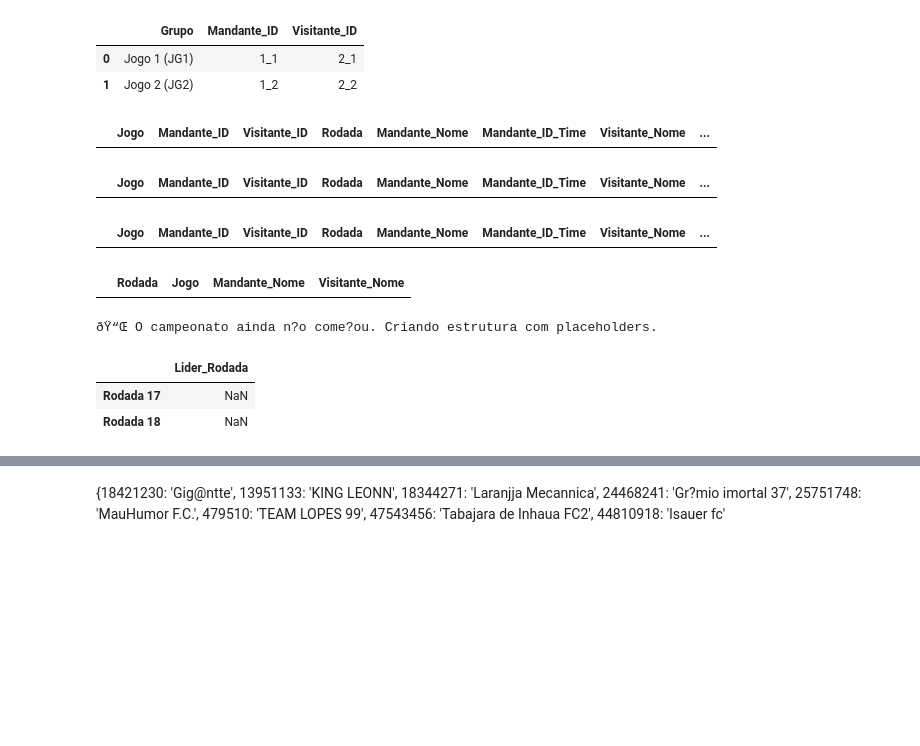
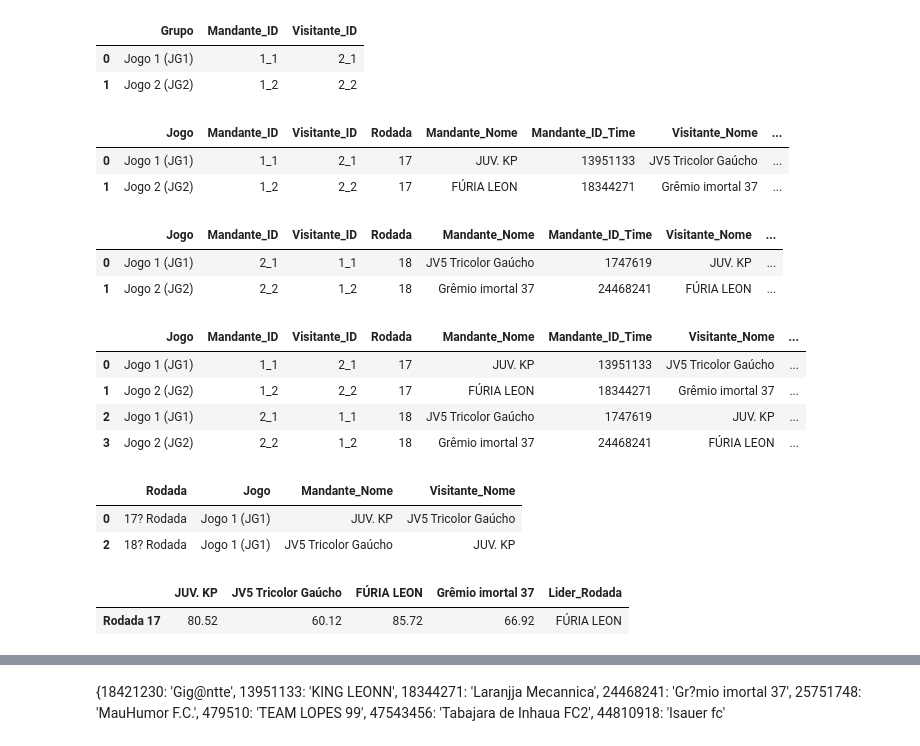
Before and after one commit to FernandoBC23/cartola_2026, a Jupyter notebook: sulamericana/datasets_sula/3_busca_dados_sula_semi.ipynb, the cells around one changed output, grey strips where cells are left out. Drawn from its saved outputs; the diff is of its cells as text; code cells hidden in the pictures; blank space fills up the shorter version.

```diff
--- a/sulamericana/datasets_sula/3_busca_dados_sula_semi.ipynb
+++ b/sulamericana/datasets_sula/3_busca_dados_sula_semi.ipynb
@@ -154,20 +168,24 @@ display(df_confrontos)
 # %%
 # Transformar em DataFrame
 df_confrontos = pd.DataFrame(confrontos_1a_rodada, columns=["Jogo", "Mandante_ID", "Visitante_ID"])
-df_confrontos["Rodada"] = 36
+df_confrontos["Rodada"] = 17
 df_rodada_15 = df_confrontos.merge(df_mandantes, on=["Jogo", "Mandante_ID"])
 df_rodada_15 = df_rodada_15.merge(df_visitantes, on=["Jogo", "Visitante_ID"])
 
 # Transformar em DataFrame
 df_confrontos_2 = pd.DataFrame(confrontos_2a_rodada, columns=["Jogo", "Mandante_ID", "Visitante_ID"])
-df_confrontos_2["Rodada"] = 37
+df_confrontos_2["Rodada"] = 18
 df_rodada_16 = df_confrontos_2.merge(df_mandantes, on=["Jogo", "Mandante_ID"])
 df_rodada_16 = df_rodada_16.merge(df_visitantes, on=["Jogo", "Visitante_ID"])
 
 display(df_rodada_15, df_rodada_16)
 # %% [output]
 |  | Jogo | Mandante_ID | Visitante_ID | Rodada | Mandante_Nome | Mandante_ID_Time | Visitante_Nome | ... |
+| 0 | Jogo 1 (JG1) | 1_1 | 2_1 | 17 | JUV. KP | 13951133 | JV5 Tricolor Gaúcho | ... |
+| 1 | Jogo 2 (JG2) | 1_2 | 2_2 | 17 | FÚRIA LEON | 18344271 | Grêmio imortal 37 | ... |
 |  | Jogo | Mandante_ID | Visitante_ID | Rodada | Mandante_Nome | Mandante_ID_Time | Visitante_Nome | ... |
+| 0 | Jogo 1 (JG1) | 2_1 | 1_1 | 18 | JV5 Tricolor Gaúcho | 1747619 | JUV. KP | ... |
+| 1 | Jogo 2 (JG2) | 2_2 | 1_2 | 18 | Grêmio imortal 37 | 24468241 | FÚRIA LEON | ... |
 # %%
 df_rodadas = pd.concat([
     df_rodada_15,
@@ -183,6 +201,10 @@ df_rodadas.to_excel("3_confrontos_semi_sula.xlsx", index=False)
 display(df_rodadas.head(8))
 # %% [output]
 |  | Jogo | Mandante_ID | Visitante_ID | Rodada | Mandante_Nome | Mandante_ID_Time | Visitante_Nome | ... |
+| 0 | Jogo 1 (JG1) | 1_1 | 2_1 | 17 | JUV. KP | 13951133 | JV5 Tricolor Gaúcho | ... |
+| 1 | Jogo 2 (JG2) | 1_2 | 2_2 | 17 | FÚRIA LEON | 18344271 | Grêmio imortal 37 | ... |
+| 2 | Jogo 1 (JG1) | 2_1 | 1_1 | 18 | JV5 Tricolor Gaúcho | 1747619 | JUV. KP | ... |
+| 3 | Jogo 2 (JG2) | 2_2 | 1_2 | 18 | Grêmio imortal 37 | 24468241 | FÚRIA LEON | ... |
 # %%
 # Criar lista de dicion?rios no formato desejado
 confrontos_js_quartas = []
@@ -231,6 +253,8 @@ jogo = 1
 display(exibir_confrontos(df_rodadas, jogo= f"Jogo {jogo} (JG{jogo})").head(8))
 # %% [output]
 |  | Rodada | Jogo | Mandante_Nome | Visitante_Nome |
+| 0 | 17? Rodada | Jogo 1 (JG1) | JUV. KP | JV5 Tricolor Gaúcho |
+| 2 | 18? Rodada | Jogo 1 (JG1) | JV5 Tricolor Gaúcho | JUV. KP |
 # %%
 def campeonato_comecou(api, ids_times):
     """Verifica se o campeonato j? come?ou observando a pontua??o na 1? rodada."""
@@ -356,10 +380,8 @@ if df_pontuacoes.empty:
 else:
     display(df_pontuacoes.T)
 # %% [output]
-ðŸ“Œ O campeonato ainda n?o come?ou. Criando estrutura com placeholders.
-|  | Lider_Rodada |
-| Rodada 17 | NaN |
-| Rodada 18 | NaN |
+|  | JUV. KP | JV5 Tricolor Gaúcho | FÚRIA LEON | Grêmio imortal 37 | Lider_Rodada |
+| Rodada 17 | 80.52 | 60.12 | 85.72 | 66.92 | FÚRIA LEON |
 # %%
 def classificacao_por_grupo(df_rodadas, df_pontuacoes, rodada_atual=None):
     """
```
Also changed, not shown: parts of 9 cells of this notebook, 13 other files.
